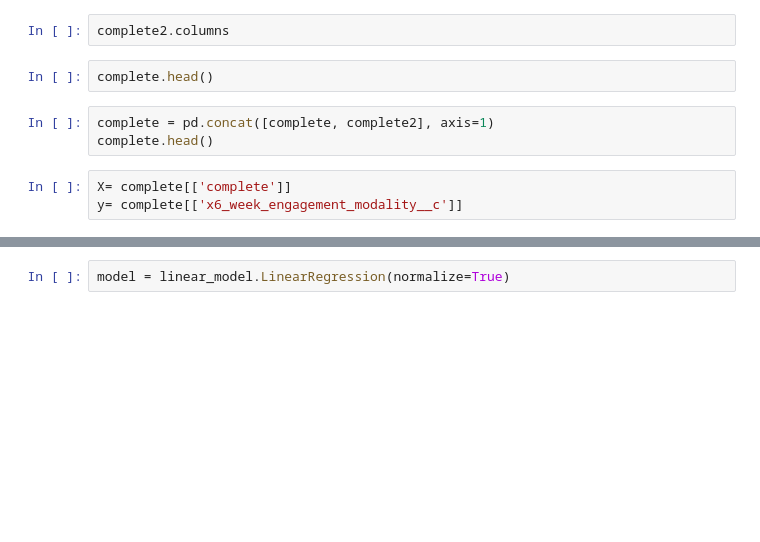
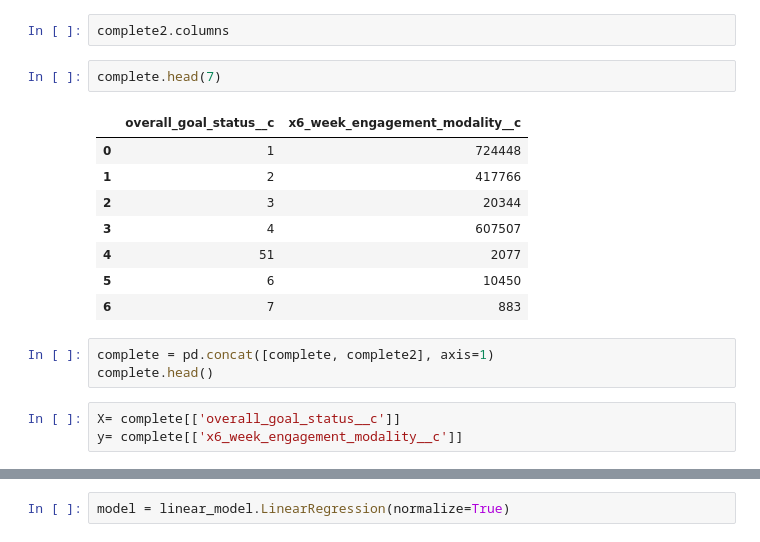
Before and after one commit to darneson1989/2021Coaching, a Jupyter notebook: updatedgoals.ipynb, the cells around one changed output, grey strips where cells are left out. Saved outputs shown, nothing was run; the diff lists cells and outputs as text; blank space fills up the shorter version.

```diff
--- a/updatedgoals.ipynb
+++ b/updatedgoals.ipynb
@@ -138,12 +347,21 @@ complete2 = pd.get_dummies(complete['overall_goal_status__c'])
 # %%
 complete2.columns
 # %%
-complete.head()
+complete.head(7)
+# %% [output]
+|  | overall_goal_status__c | x6_week_engagement_modality__c |
+| 0 | 1 | 724448 |
+| 1 | 2 | 417766 |
+| 2 | 3 | 20344 |
+| 3 | 4 | 607507 |
+| 4 | 51 | 2077 |
+| 5 | 6 | 10450 |
+| 6 | 7 | 883 |
 # %%
 complete = pd.concat([complete, complete2], axis=1)
 complete.head()
 # %%
-X= complete[['complete']]
+X= complete[['overall_goal_status__c']]
 y= complete[['x6_week_engagement_modality__c']]
 # %%
 X_train, X_test, y_train, y_test = train_test_split(X, y, test_size= 0.67, random_state= 123)
```
Also changed, not shown: parts of 36 cells of this notebook.
